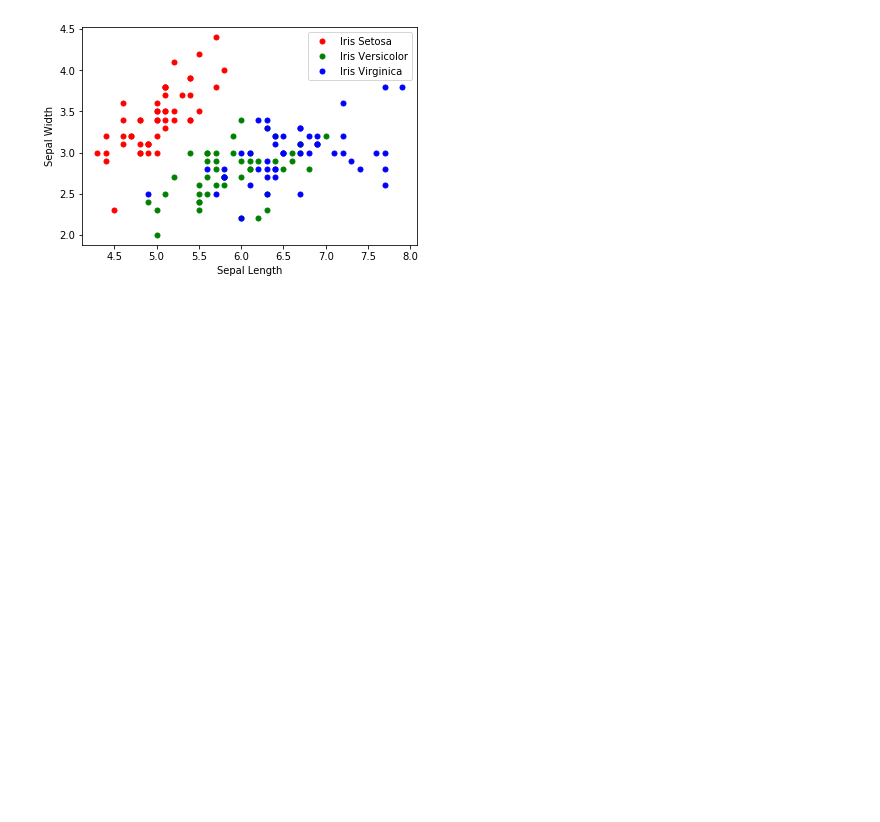
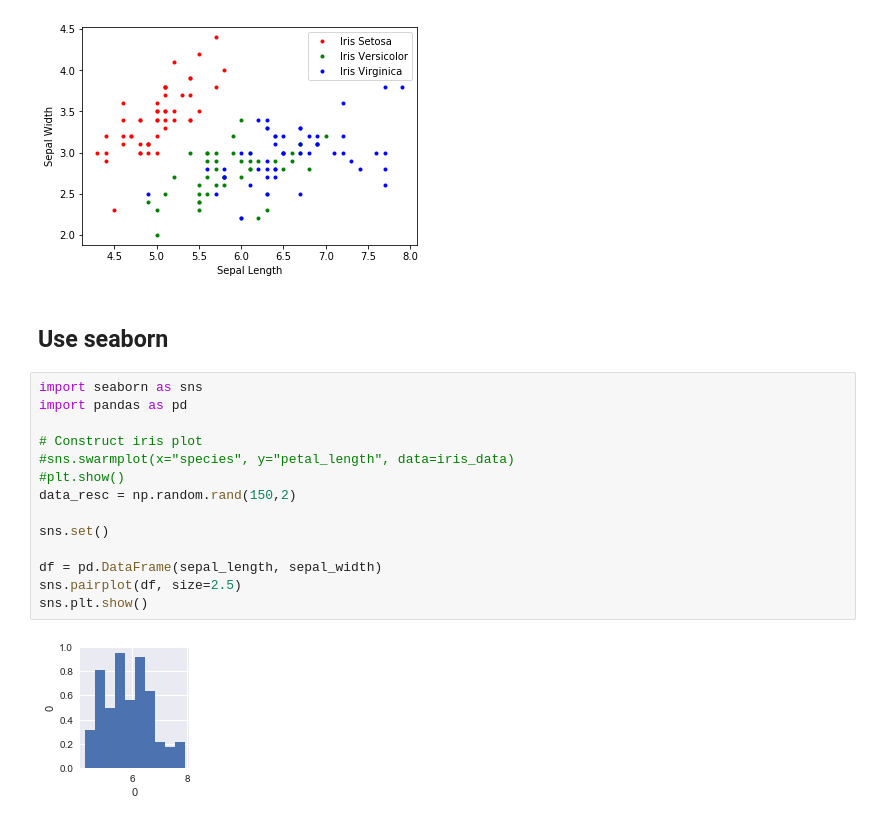
Before and after one commit to taraokelly/Problem-set-Jupyter-Pyplot-and-Numpy, a Jupyter notebook: solutions/Untitled.ipynb, the cells around one changed output. Cells and saved outputs as stored; diff of their text form; blank space fills up the shorter version.

```diff
--- a/solutions/Untitled.ipynb
+++ b/solutions/Untitled.ipynb
@@ -25,3 +25,21 @@ plt.legend()
 plt.show()
 # %% [output]
 [figure]
+# %% [markdown]
+## Use seaborn
+# %%
+import seaborn as sns
+import pandas as pd
+
+# Construct iris plot
+#sns.swarmplot(x="species", y="petal_length", data=iris_data)
+#plt.show()
+data_resc = np.random.rand(150,2)
+
+sns.set()
+
+df = pd.DataFrame(sepal_length, sepal_width)
+sns.pairplot(df, size=2.5)
+sns.plt.show()
+# %% [output]
+[figure, added]
```
Also changed, not shown: parts of 2 cells of this notebook, 2 other files.
